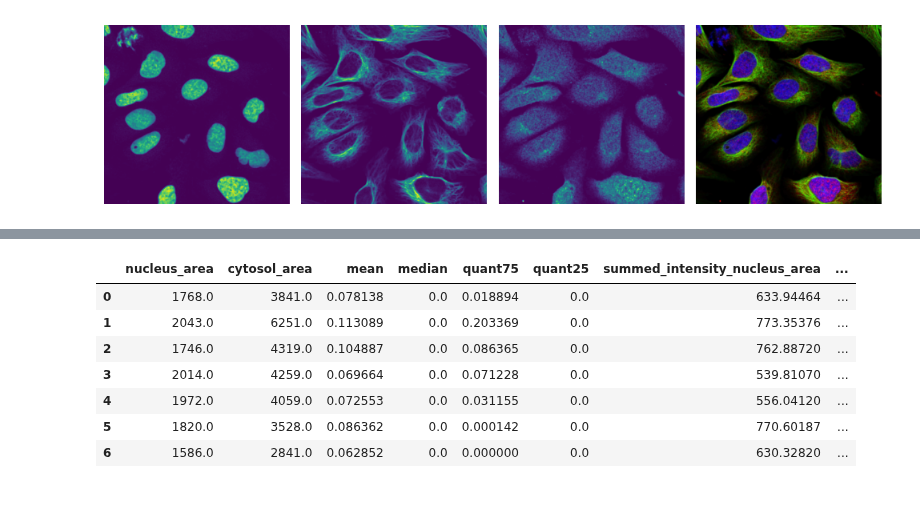
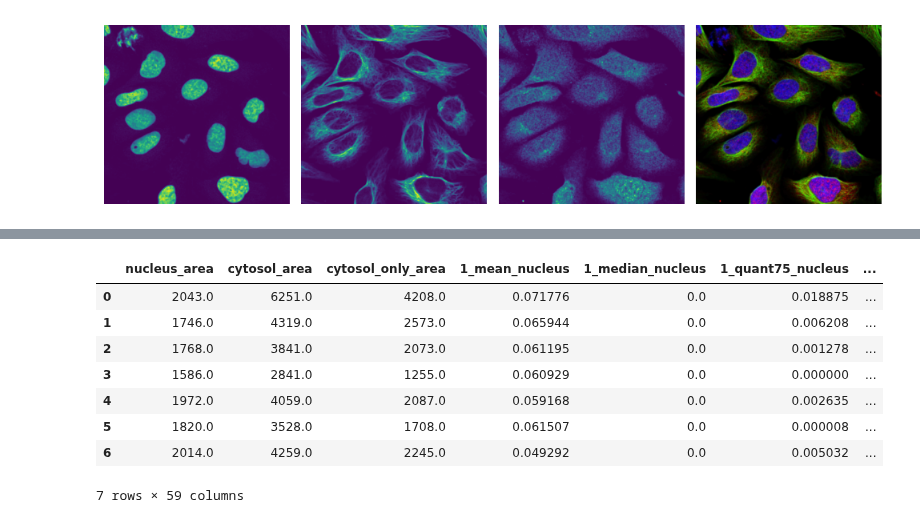
Before and after one commit to MannLabs/scPortrait, a Jupyter notebook: example_data/example_2/processing_notebook.ipynb, the cells around one changed output, grey strips where cells are left out. Drawn from its saved outputs; the diff is of its cells as text; code cells hidden in the pictures.

```diff
--- a/example_data/example_2/processing_notebook.ipynb
+++ b/example_data/example_2/processing_notebook.ipynb
@@ -215,13 +234,14 @@ Total: 7
 # %%
 #load classification results
-results = pd.read_csv(f"{project_location}/classification/0_Ch3_Featurization/calculated_features.csv", index_col = 0)
+results = pd.read_csv(f"{project_location}/classification/complete_CellFeaturizer/calculated_image_features.csv")
 results
 # %% [output]
-|  | nucleus_area | cytosol_area | mean | median | quant75 | quant25 | summed_intensity_nucleus_area | ... |
-| 0 | 1768.0 | 3841.0 | 0.078138 | 0.0 | 0.018894 | 0.0 | 633.94464 | ... |
-| 1 | 2043.0 | 6251.0 | 0.113089 | 0.0 | 0.203369 | 0.0 | 773.35376 | ... |
-| 2 | 1746.0 | 4319.0 | 0.104887 | 0.0 | 0.086365 | 0.0 | 762.88720 | ... |
-| 3 | 2014.0 | 4259.0 | 0.069664 | 0.0 | 0.071228 | 0.0 | 539.81070 | ... |
-| 4 | 1972.0 | 4059.0 | 0.072553 | 0.0 | 0.031155 | 0.0 | 556.04120 | ... |
-| 5 | 1820.0 | 3528.0 | 0.086362 | 0.0 | 0.000142 | 0.0 | 770.60187 | ... |
-| 6 | 1586.0 | 2841.0 | 0.062852 | 0.0 | 0.000000 | 0.0 | 630.32820 | ... |
+|  | nucleus_area | cytosol_area | cytosol_only_area | 1_mean_nucleus | 1_median_nucleus | 1_quant75_nucleus | ... |
+| 0 | 2043.0 | 6251.0 | 4208.0 | 0.071776 | 0.0 | 0.018875 | ... |
+| 1 | 1746.0 | 4319.0 | 2573.0 | 0.065944 | 0.0 | 0.006208 | ... |
+| 2 | 1768.0 | 3841.0 | 2073.0 | 0.061195 | 0.0 | 0.001278 | ... |
+| 3 | 1586.0 | 2841.0 | 1255.0 | 0.060929 | 0.0 | 0.000000 | ... |
+| 4 | 1972.0 | 4059.0 | 2087.0 | 0.059168 | 0.0 | 0.002635 | ... |
+| 5 | 1820.0 | 3528.0 | 1708.0 | 0.061507 | 0.0 | 0.000008 | ... |
+| 6 | 2014.0 | 4259.0 | 2245.0 | 0.049292 | 0.0 | 0.005032 | ... |
+7 rows × 59 columns
```
Also changed, not shown: parts of 9 cells of this notebook, 4 other files.
